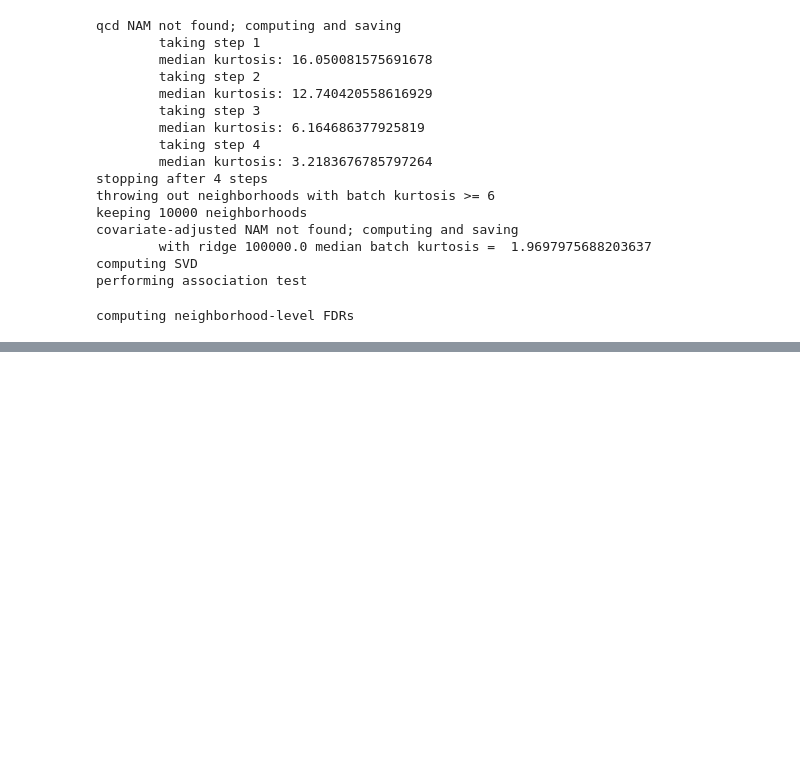
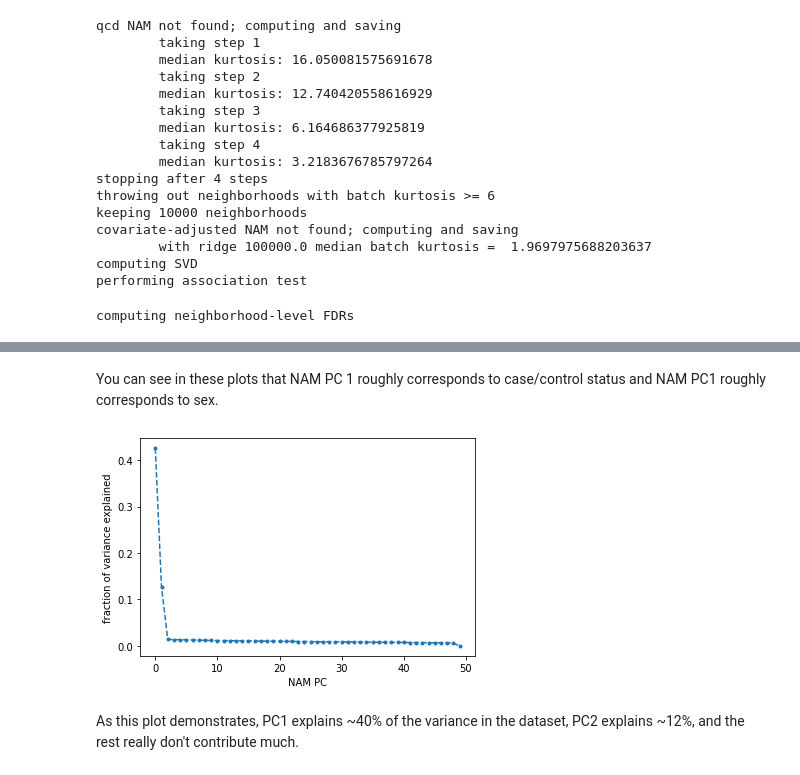
Before and after one commit to immunogenomics/cna, a Jupyter notebook: demo/demo.ipynb, the cells around one changed output, grey strips where cells are left out. Cells and saved outputs as stored; diff of their text form; code cells hidden in the pictures; blank space fills up the shorter version.

```diff
--- a/demo/demo.ipynb
+++ b/demo/demo.ipynb
@@ -206,0 +268,12 @@ The keyword argument 'parallel=True' was specified but no transformation for par
+# %% [markdown]
+You can see in these plots that NAM PC 1 roughly corresponds to case/control status and NAM PC1 roughly corresponds to sex.
+# %%
+# plot variance explained by each NAM PC
+plt.plot(d.uns['NAM_svs']/d.uns['NAM_svs'].sum(), marker='.', linestyle='--')
+plt.xlabel('NAM PC')
+plt.ylabel('fraction of variance explained')
+plt.show()
+# %% [output]
+[figure, added]
+# %% [markdown]
+As this plot demonstrates, PC1 explains ~40% of the variance in the dataset, PC2 explains ~12%, and the rest really don't contribute much.
```
Also changed, not shown: parts of 48 cells of this notebook.
